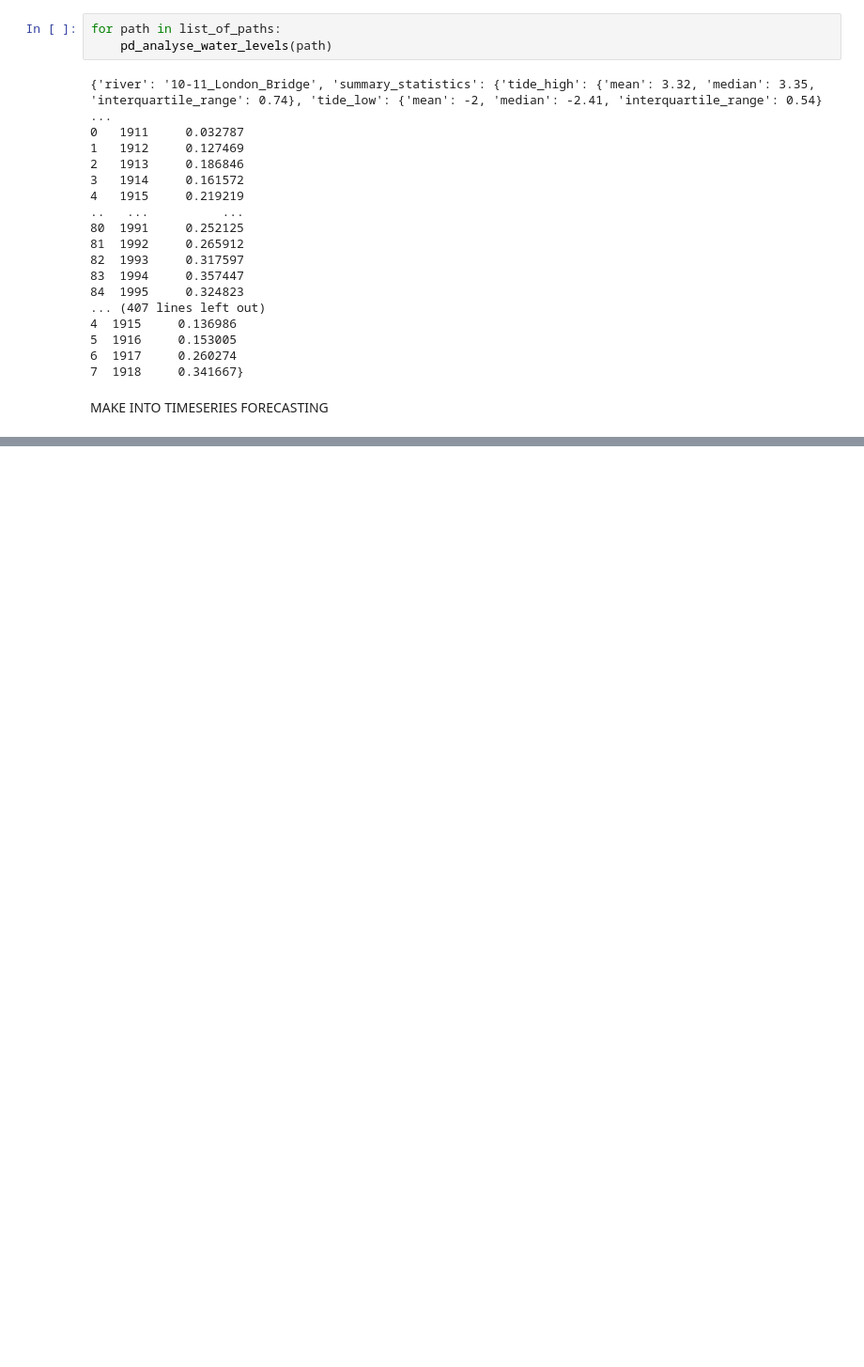
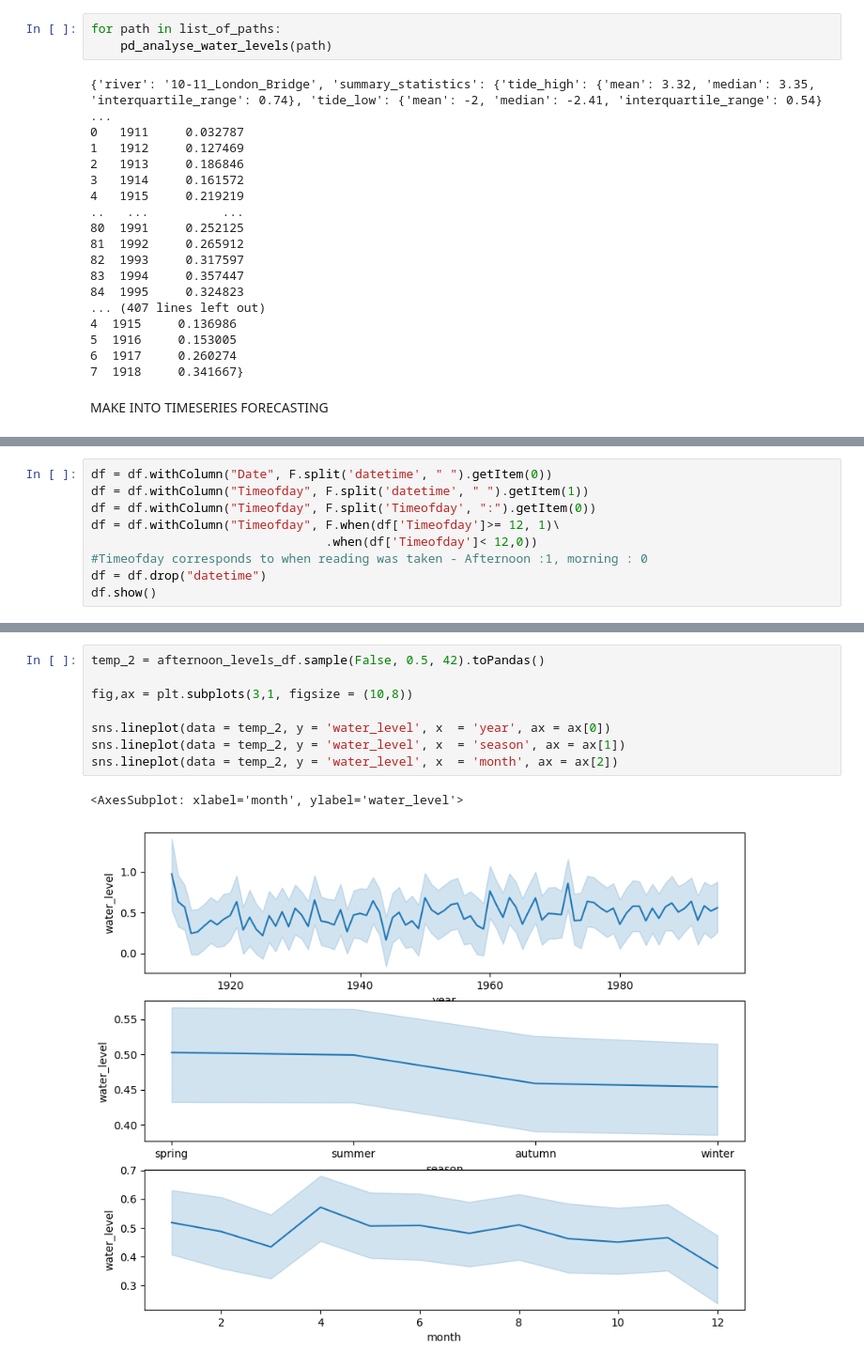
Before and after one commit to Ok3ks/Tabular_data, a Jupyter notebook: Water Levels of rivers in England/analysing_water_levels.ipynb, the cells around one changed output, grey strips where cells are left out. Shown at 94% size. Drawn from its saved outputs; the diff is of its cells as text; blank space fills up the shorter version.

```diff
--- a/Water Levels of rivers in England/analysing_water_levels.ipynb
+++ b/Water Levels of rivers in England/analysing_water_levels.ipynb
@@ -74,0 +156,9 @@ MAKE INTO TIMESERIES FORECASTING
+# %%
+df = df.withColumn("Date", F.split('datetime', " ").getItem(0))
+df = df.withColumn("Timeofday", F.split('datetime', " ").getItem(1))
+df = df.withColumn("Timeofday", F.split('Timeofday', ":").getItem(0))
+df = df.withColumn("Timeofday", F.when(df['Timeofday']>= 12, 1)\
+                                .when(df['Timeofday']< 12,0))
+#Timeofday corresponds to when reading was taken - Afternoon :1, morning : 0
+df = df.drop("datetime")
+df.show()
@@ -74,0 +264,11 @@ MAKE INTO TIMESERIES FORECASTING
+# %%
+temp_2 = afternoon_levels_df.sample(False, 0.5, 42).toPandas()
+
+fig,ax = plt.subplots(3,1, figsize = (10,8))
+
+sns.lineplot(data = temp_2, y = 'water_level', x  = 'year', ax = ax[0])
+sns.lineplot(data = temp_2, y = 'water_level', x  = 'season', ax = ax[1])
+sns.lineplot(data = temp_2, y = 'water_level', x  = 'month', ax = ax[2])
+# %% [output]
+<AxesSubplot: xlabel='month', ylabel='water_level'>
+[figure, added]
```
Also changed, not shown: parts of 17 cells of this notebook.
